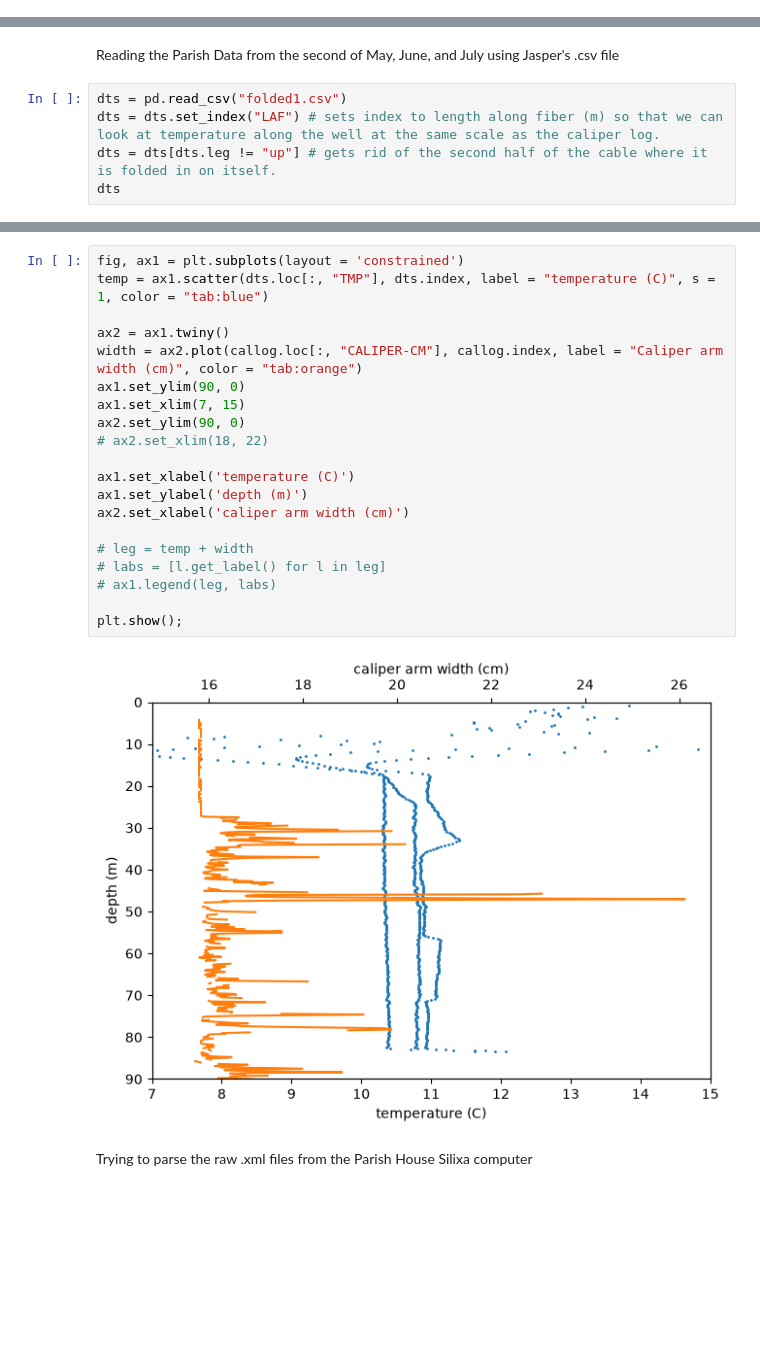
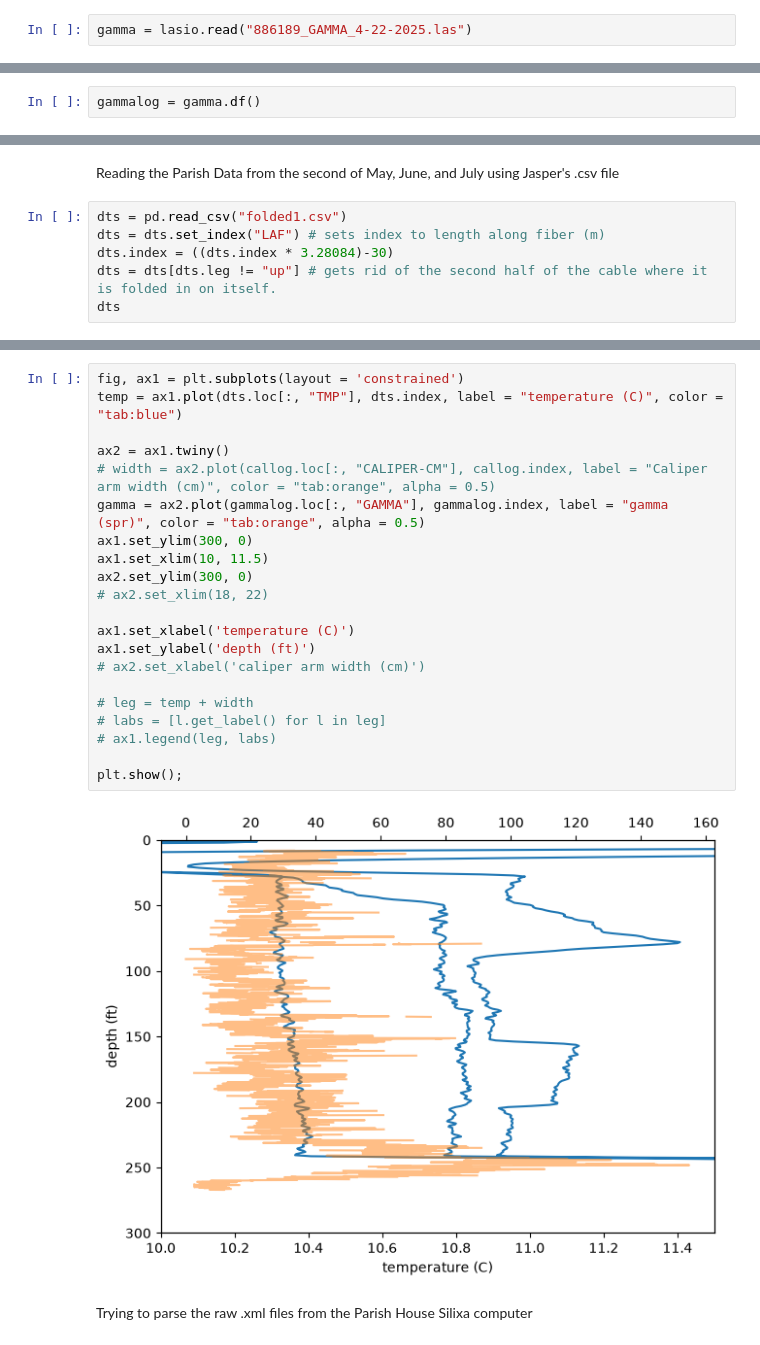
Before and after one commit to sauron-245/summer_26, a Jupyter notebook: summer 2026/ParCaliperLog.ipynb, the cells around one changed output, grey strips where cells are left out. Drawn from its saved outputs; the diff is of its cells as text; blank space fills up the shorter version.

```diff
--- a/summer 2026/ParCaliperLog.ipynb
+++ b/summer 2026/ParCaliperLog.ipynb
@@ -123,0 +126,2 @@ plt.show()
+# %%
+gamma = lasio.read("886189_GAMMA_4-22-2025.las")
@@ -123,0 +199,2 @@ plt.show()
+# %%
+gammalog = gamma.df()
@@ -125,7 +234,8 @@ plt.show()
 Reading the Parish Data from the second of May, June, and July using Jasper's .csv file
 # %%
 dts = pd.read_csv("folded1.csv")
-dts = dts.set_index("LAF") # sets index to length along fiber (m) so that we can look at temperature along the well at the same scale as the caliper log.
+dts = dts.set_index("LAF") # sets index to length along fiber (m)
+dts.index = ((dts.index * 3.28084)-30)
 dts = dts[dts.leg != "up"] # gets rid of the second half of the cable where it is folded in on itself.
 dts
 # %% [output]
@@ -160,25 +272,26 @@ plt.show();
 # %%
 fig, ax1 = plt.subplots(layout = 'constrained')
-temp = ax1.scatter(dts.loc[:, "TMP"], dts.index, label = "temperature (C)", s = 1, color = "tab:blue")
+temp = ax1.plot(dts.loc[:, "TMP"], dts.index, label = "temperature (C)", color = "tab:blue")
 
 ax2 = ax1.twiny()
-width = ax2.plot(callog.loc[:, "CALIPER-CM"], callog.index, label = "Caliper arm width (cm)", color = "tab:orange")
-ax1.set_ylim(90, 0)
-ax1.set_xlim(7, 15)
-ax2.set_ylim(90, 0)
+# width = ax2.plot(callog.loc[:, "CALIPER-CM"], callog.index, label = "Caliper arm width (cm)", color = "tab:orange", alpha = 0.5)
+gamma = ax2.plot(gammalog.loc[:, "GAMMA"], gammalog.index, label = "gamma (spr)", color = "tab:orange", alpha = 0.5)
+ax1.set_ylim(300, 0)
+ax1.set_xlim(10, 11.5)
+ax2.set_ylim(300, 0)
 # ax2.set_xlim(18, 22)
 
 ax1.set_xlabel('temperature (C)')
-ax1.set_ylabel('depth (m)')
-ax2.set_xlabel('caliper arm width (cm)')
+ax1.set_ylabel('depth (ft)')
+# ax2.set_xlabel('caliper arm width (cm)')
 
 # leg = temp + width
 # labs = [l.get_label() for l in leg]
 # ax1.legend(leg, labs)
 
 plt.show();
 # %% [output]
-[figure, old version]
+[figure, new version]
 # %% [markdown]
 Trying to parse the raw .xml files from the Parish House Silixa computer
 # %%
```
Also changed, not shown: parts of 15 cells of this notebook, 45 other files.
